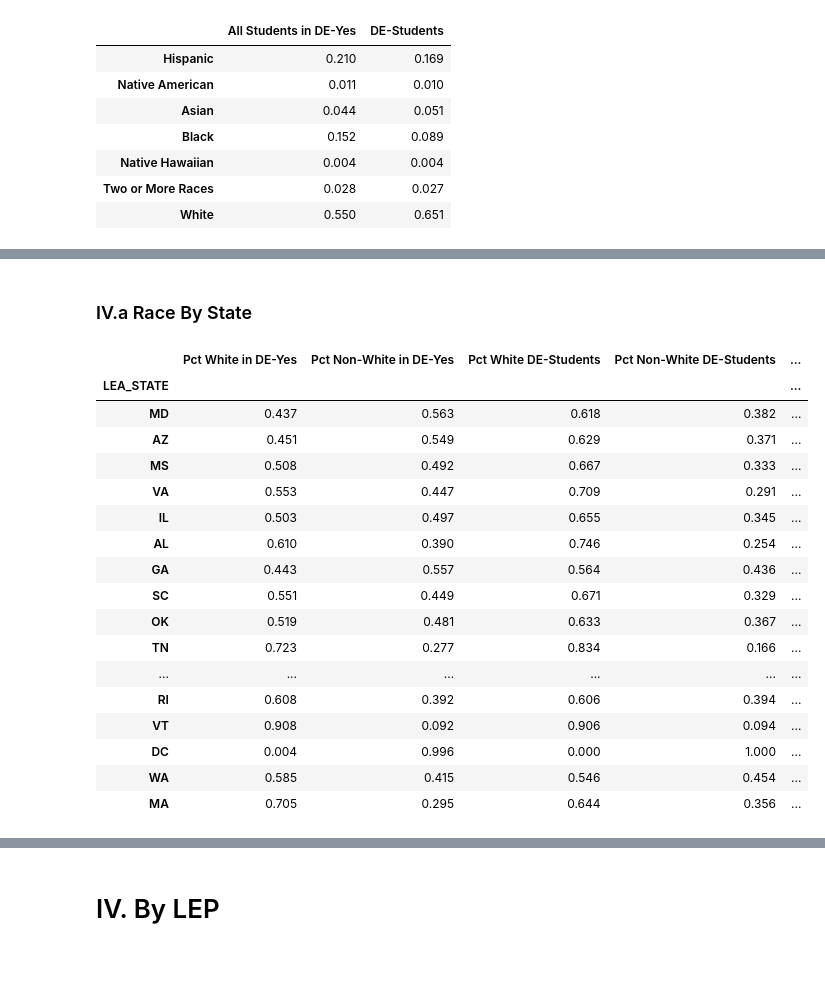
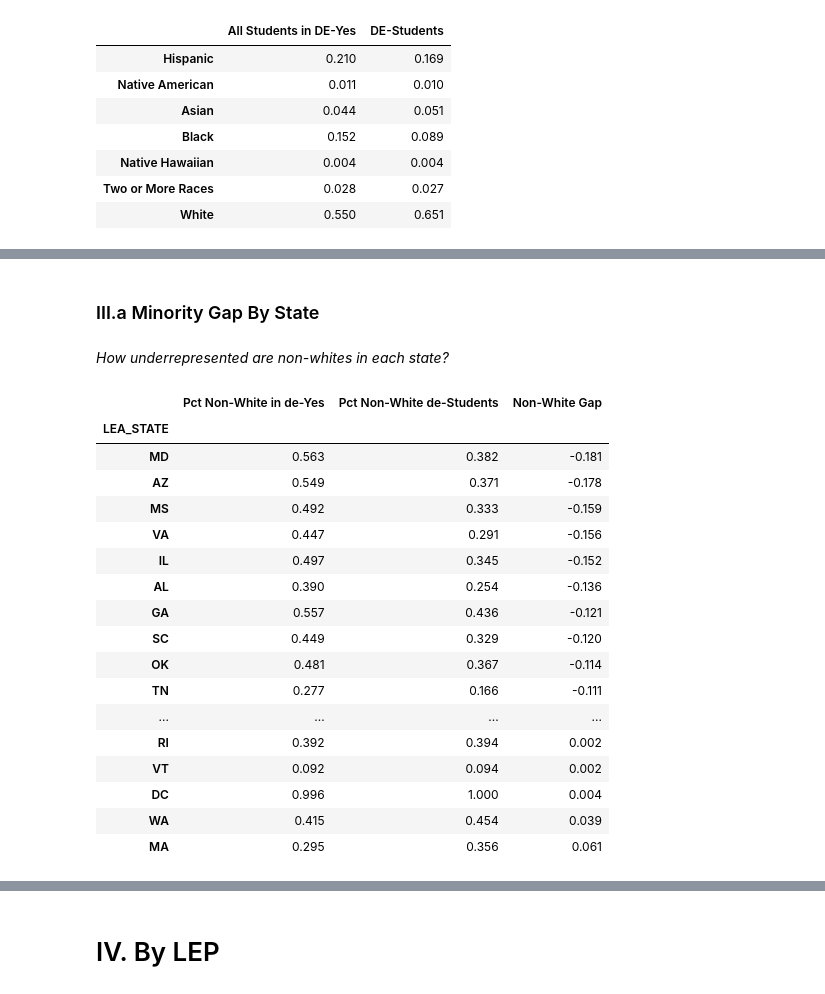
Before and after one commit to oconnoag/nacep_dual_enrollment_analysis, a Jupyter notebook: jupyter_notebooks/02_enrollment_analysis.ipynb, the cells around one changed output, grey strips where cells are left out. Saved outputs shown, nothing was run; the diff lists cells and outputs as text; code cells hidden in the pictures; blank space fills up the shorter version.

Commit message:
Added the first changes to the Enrollment File and run all files using the new filtered dataset

```diff
--- a/jupyter_notebooks/02_enrollment_analysis.ipynb
+++ b/jupyter_notebooks/02_enrollment_analysis.ipynb
@@ -156,0 +212,3 @@ crdc_1516_cleaned['ap_idea_enrollment'] = crdc_1516_cleaned['SCH_APENR_IDEA_M']
+# %%
+"""gender/race HS-Averages"""
+crdc_1516_cleaned['hs_total_enrollment'] = hs_enrollment_averager(crdc_1516_cleaned)
@@ -156,0 +235,16 @@ crdc_1516_cleaned['ap_idea_enrollment'] = crdc_1516_cleaned['SCH_APENR_IDEA_M']
+# %%
+crdc_1516_cleaned['hs_male'] = round((crdc_1516_cleaned['TOT_ENR_M'] / crdc_1516_cleaned['total_enrollment']) * crdc_1516_cleaned['hs_total_enrollment'],0)
+crdc_1516_cleaned['hs_female'] = round((crdc_1516_cleaned['TOT_ENR_F'] / crdc_1516_cleaned['total_enrollment']) * crdc_1516_cleaned['hs_total_enrollment'],0)
+
+crdc_1516_cleaned['hs_white'] = round((crdc_1516_cleaned['total_white_enrollment'] / crdc_1516_cleaned['total_enrollment']) * crdc_1516_cleaned['hs_total_enrollment'],0)
+crdc_1516_cleaned['hs_nonwhite'] = round((crdc_1516_cleaned['total_nonwhite_enrollment'] / crdc_1516_cleaned['total_enrollment']) * crdc_1516_cleaned['hs_total_enrollment'],0)
+
+crdc_1516_cleaned['hs_hi'] = round((crdc_1516_cleaned['total_hi_enrollment'] / crdc_1516_cleaned['total_enrollment']) * crdc_1516_cleaned['hs_total_enrollment'],0)
+crdc_1516_cleaned['hs_am'] = round((crdc_1516_cleaned['total_am_enrollment'] / crdc_1516_cleaned['total_enrollment']) * crdc_1516_cleaned['hs_total_enrollment'],0)
+crdc_1516_cleaned['hs_as'] = round((crdc_1516_cleaned['total_as_enrollment'] / crdc_1516_cleaned['total_enrollment']) * crdc_1516_cleaned['hs_total_enrollment'],0)
+crdc_1516_cleaned['hs_bl'] = round((crdc_1516_cleaned['total_bl_enrollment'] / crdc_1516_cleaned['total_enrollment']) * crdc_1516_cleaned['hs_total_enrollment'],0)
+crdc_1516_cleaned['hs_hp'] = round((crdc_1516_cleaned['total_hp_enrollment'] / crdc_1516_cleaned['total_enrollment']) * crdc_1516_cleaned['hs_total_enrollment'],0)
+crdc_1516_cleaned['hs_tr'] = round((crdc_1516_cleaned['total_tr_enrollment'] / crdc_1516_cleaned['total_enrollment']) * crdc_1516_cleaned['hs_total_enrollment'],0)
+
+crdc_1516_cleaned['hs_idea'] = round((crdc_1516_cleaned['total_idea_enrollment'] / crdc_1516_cleaned['total_enrollment']) * crdc_1516_cleaned['hs_total_enrollment'],0)
+crdc_1516_cleaned['hs_lep'] = round((crdc_1516_cleaned['total_lep_enrollment'] / crdc_1516_cleaned['total_enrollment']) * crdc_1516_cleaned['hs_total_enrollment'],0)
@@ -853,53 +913,51 @@ Whites make up 50.8% of the total enrollment of schools that offer AP-courses, b
 # %% [markdown]
-### IV.a Race By State
+### III.a Minority Gap By State
+# %% [markdown]
+*How underrepresented are non-whites in each state?*
 # %%
 de_state_nonwhite = crdc_1516_deYes.groupby(['LEA_STATE'])['de_nonwhite_enrollment'].sum()
-de_state_white = crdc_1516_deYes.groupby(['LEA_STATE'])['de_white_enrollment'].sum()
 de_state_total = crdc_1516_deYes.groupby(['LEA_STATE'])['de_total_enrollment'].sum()
 
 deOffering_state_nonwhite = crdc_1516_deYes.groupby(['LEA_STATE'])['total_nonwhite_enrollment'].sum()
-deOffering_state_white = crdc_1516_deYes.groupby(['LEA_STATE'])['total_white_enrollment'].sum()
 deOffering_state_total = crdc_1516_deYes.groupby(['LEA_STATE'])['total_enrollment'].sum()
 
-de_state_stats = pd.DataFrame([de_state_white, de_state_nonwhite, de_state_total]).T
-deOffering_state_stats = pd.DataFrame([deOffering_state_white, deOffering_state_nonwhite, deOffering_state_total]).T
+de_state_stats = pd.DataFrame([de_state_nonwhite, de_state_total]).T
+deOffering_state_stats = pd.DataFrame([deOffering_state_nonwhite, deOffering_state_total]).T
 
-de_state_stats['de_white_enrollment'] = round(de_state_stats['de_white_enrollment'] / de_state_stats['de_total_enrollment'],3)
 de_state_stats['de_nonwhite_enrollment'] = round(de_state_stats['de_nonwhite_enrollment'] / de_state_stats['de_total_enrollment'],3)
 de_state_stats.drop('de_total_enrollment', axis = 1, inplace = True)
 
-deOffering_state_stats['total_white_enrollment'] = round(deOffering_state_stats['total_white_enrollment'] / deOffering_state_stats['total_enrollment'],3)
 deOffering_state_stats['total_nonwhite_enrollment'] = round(deOffering_state_stats['total_nonwhite_enrollment'] / deOffering_state_stats['total_enrollment'],3)
 deOffering_state_stats.drop('total_enrollment', axis = 1, inplace = True)
 
-deOffering_state_stats = deOffering_state_stats.rename({'total_white_enrollment':'Pct White in DE-Yes', 'total_nonwhite_enrollment':'Pct Non-White in DE-Yes'}, axis = 'columns')
-de_state_stats = de_state_stats.rename({'de_white_enrollment':'Pct White DE-Students', 'de_nonwhite_enrollment':'Pct Non-White DE-Students'}, axis = 'columns')
+deOffering_state_stats = deOffering_state_stats.rename({'total_nonwhite_enrollment':'Pct Non-White in de-Yes'}, axis = 'columns')
+de_state_stats = de_state_stats.rename({'de_nonwhite_enrollment':'Pct Non-White de-Students'}, axis = 'columns')
 
 """Join the two DataFrames"""
 de_state_stats_final = deOffering_state_stats.join(de_state_stats, how = 'inner')
 
-de_state_stats_final['Non-White Gap'] = de_state_stats_final['Pct Non-White DE-Students'] - de_state_stats_final['Pct Non-White in DE-Yes']
+de_state_stats_final['Non-White Gap'] = de_state_stats_final['Pct Non-White de-Students'] - de_state_stats_final['Pct Non-White in de-Yes']
 
 """ Which states have the most under-represented Non-White groups? """
 de_state_stats_final.sort_values('Non-White Gap')
 # %% [output]
-|  | Pct White in DE-Yes | Pct Non-White in DE-Yes | Pct White DE-Students | Pct Non-White DE-Students | ... |
-| LEA_STATE |  |  |  |  | ... |
-| MD | 0.437 | 0.563 | 0.618 | 0.382 | ... |
-| AZ | 0.451 | 0.549 | 0.629 | 0.371 | ... |
-| MS | 0.508 | 0.492 | 0.667 | 0.333 | ... |
-| VA | 0.553 | 0.447 | 0.709 | 0.291 | ... |
-| IL | 0.503 | 0.497 | 0.655 | 0.345 | ... |
-| AL | 0.610 | 0.390 | 0.746 | 0.254 | ... |
-| GA | 0.443 | 0.557 | 0.564 | 0.436 | ... |
-| SC | 0.551 | 0.449 | 0.671 | 0.329 | ... |
-| OK | 0.519 | 0.481 | 0.633 | 0.367 | ... |
-| TN | 0.723 | 0.277 | 0.834 | 0.166 | ... |
-| ... | ... | ... | ... | ... | ... |
-| RI | 0.608 | 0.392 | 0.606 | 0.394 | ... |
-| VT | 0.908 | 0.092 | 0.906 | 0.094 | ... |
-| DC | 0.004 | 0.996 | 0.000 | 1.000 | ... |
-| WA | 0.585 | 0.415 | 0.546 | 0.454 | ... |
-| MA | 0.705 | 0.295 | 0.644 | 0.356 | ... |
+|  | Pct Non-White in de-Yes | Pct Non-White de-Students | Non-White Gap |
+| LEA_STATE |  |  |  |
+| MD | 0.563 | 0.382 | -0.181 |
+| AZ | 0.549 | 0.371 | -0.178 |
+| MS | 0.492 | 0.333 | -0.159 |
+| VA | 0.447 | 0.291 | -0.156 |
+| IL | 0.497 | 0.345 | -0.152 |
+| AL | 0.390 | 0.254 | -0.136 |
+| GA | 0.557 | 0.436 | -0.121 |
+| SC | 0.449 | 0.329 | -0.120 |
+| OK | 0.481 | 0.367 | -0.114 |
+| TN | 0.277 | 0.166 | -0.111 |
+| ... | ... | ... | ... |
+| RI | 0.392 | 0.394 | 0.002 |
+| VT | 0.092 | 0.094 | 0.002 |
+| DC | 0.996 | 1.000 | 0.004 |
+| WA | 0.415 | 0.454 | 0.039 |
+| MA | 0.295 | 0.356 | 0.061 |
 # %%
 ap_state_nonwhite = crdc_1516_apYes.groupby(['LEA_STATE'])['ap_nonwhite_enrollment'].sum()
```
Also changed, not shown: parts of 38 cells of this notebook, 5 other files.
